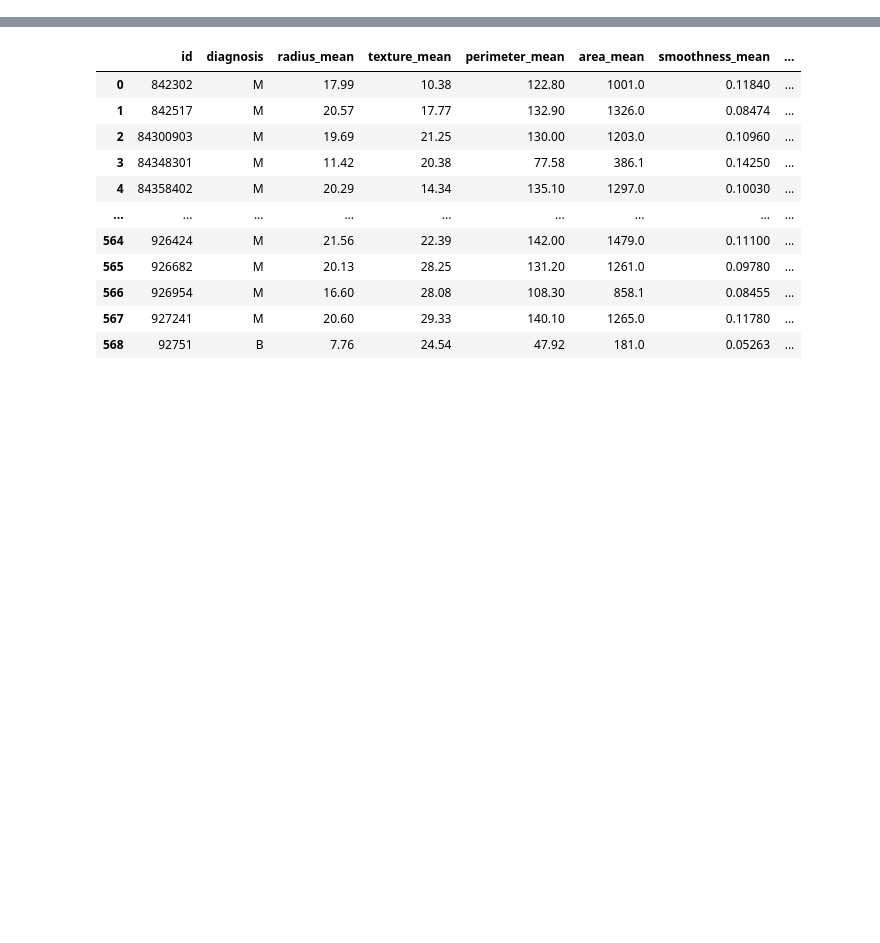
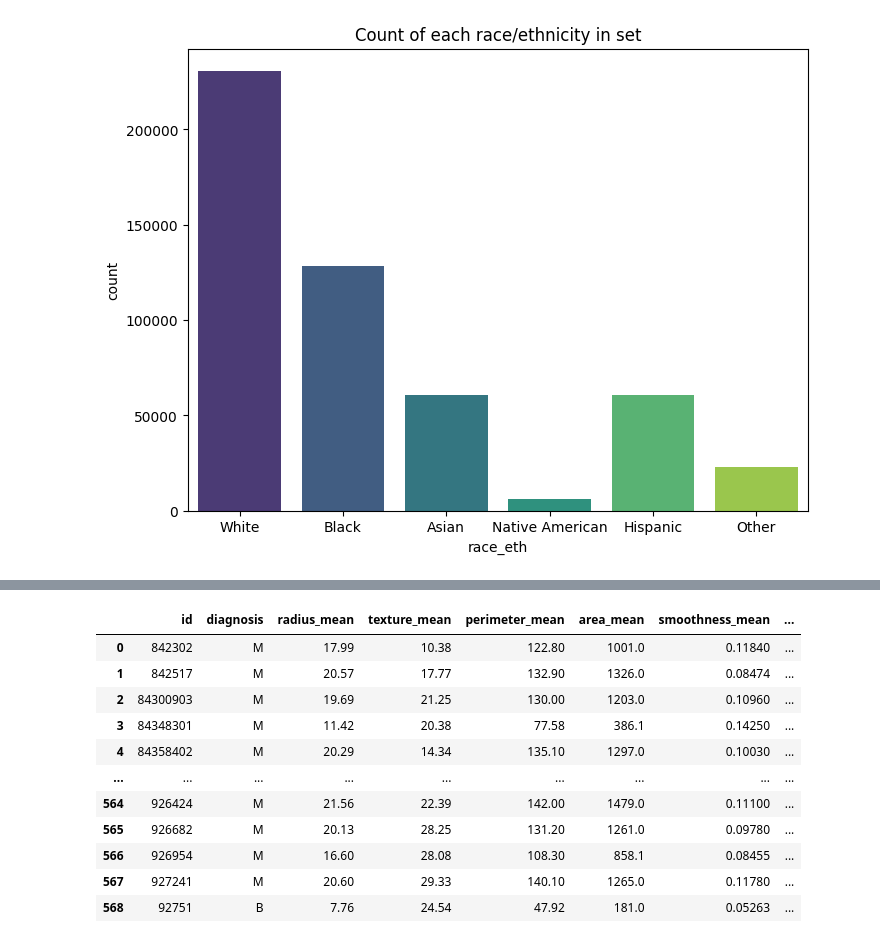
Before and after one commit to StudioMitesh/GSMSTTSADataScience24, a Jupyter notebook: Main-Project/proj.ipynb, the cells around one changed output, grey strips where cells are left out. Saved outputs shown, nothing was run; the diff lists cells and outputs as text; code cells hidden in the pictures; blank space fills up the shorter version.

```diff
--- a/Main-Project/proj.ipynb
+++ b/Main-Project/proj.ipynb
@@ -4,3 +4,6 @@ import numpy as np
 import seaborn as sns
 import matplotlib.pyplot as plt
 %matplotlib inline
+# %%
+rf = pd.read_csv("riskfactors.csv")
+rf
@@ -6,0 +24,6 @@ import matplotlib.pyplot as plt
+# %%
+rf.replace(9, np.nan, inplace=True)
+# %%
+rf.fillna(rf.mean(), inplace=True)
+# %%
+rf= rf.astype(int)
@@ -6,0 +46,10 @@ import matplotlib.pyplot as plt
+# %%
+labels = ["White", "Black", "Asian", "Native American", "Hispanic", "Other"]
+
+plt.figure(figsize=(8, 6))
+sns.countplot(x='race_eth', data=rf, palette='viridis')
+plt.title('Count of each race/ethnicity in set')
+plt.xticks(ticks=range(len(labels)), labels=labels)
+plt.show()
+# %% [output]
+[figure, added]
```
Also changed, not shown: parts of 16 cells of this notebook, 3 other files.
